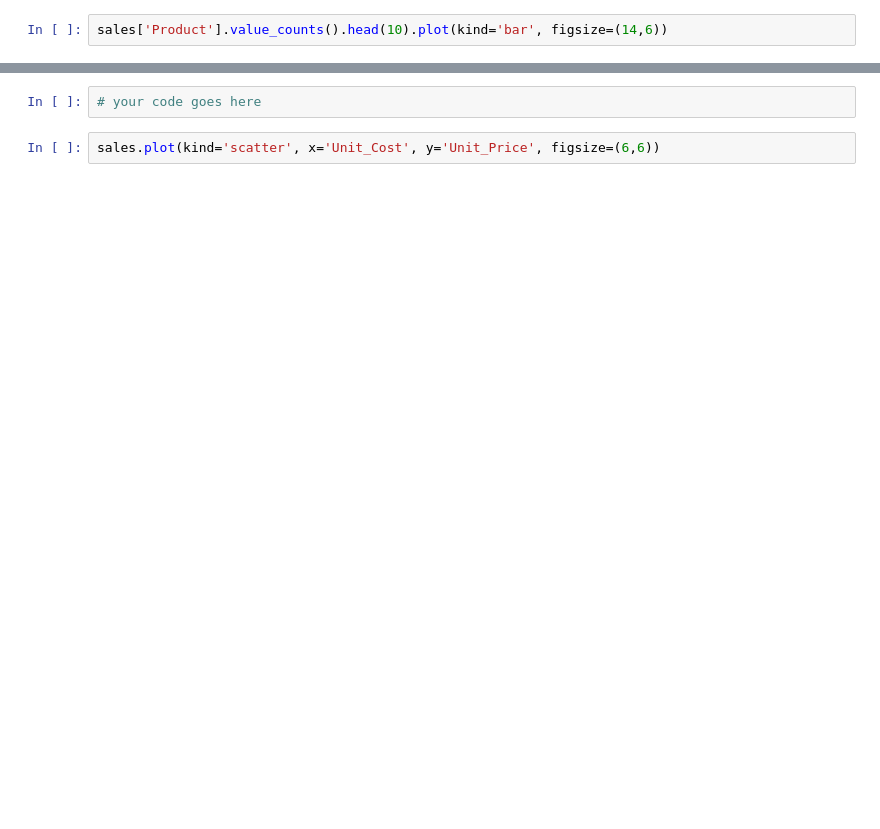
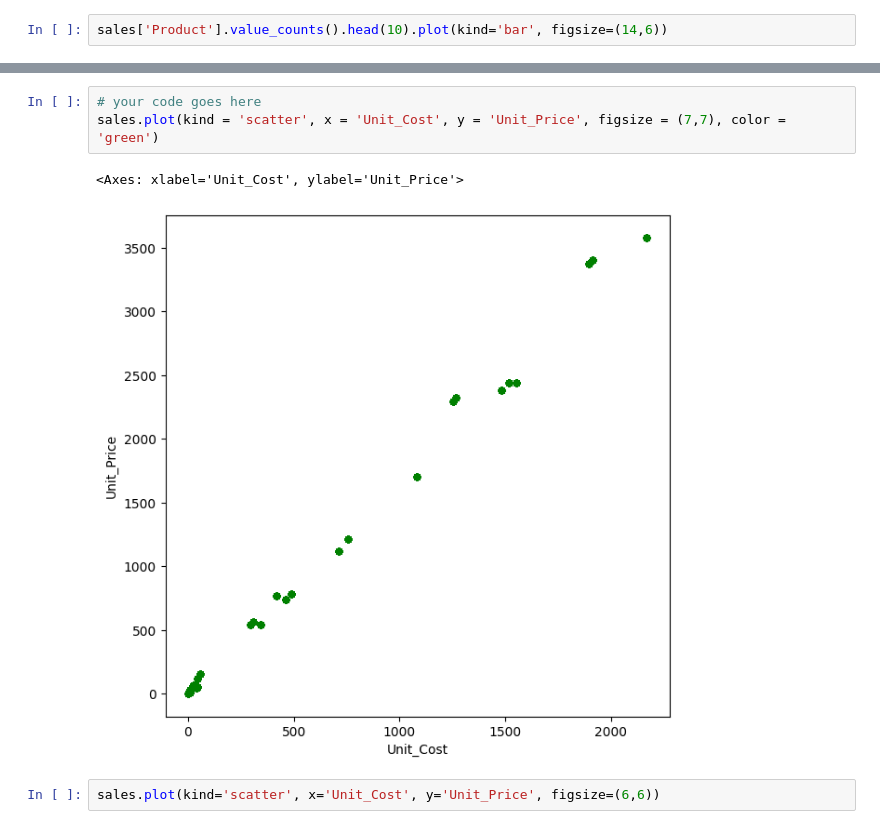
Before and after one commit to nila-novita/FreeCodeCamp-Pandas-Real-Life-Example, a Jupyter notebook: Exercises_1.ipynb, the cells around one changed output, grey strips where cells are left out. Drawn from its saved outputs; the diff is of its cells as text; blank space fills up the shorter version.

```diff
--- a/Exercises_1.ipynb
+++ b/Exercises_1.ipynb
@@ -203,8 +261,12 @@ sales['Product'].value_counts().head(10).plot(kind='bar', figsize=(14,6))
 ### Can you see any relationship between `Unit_Cost` and `Unit_Price`?
 
 Show a <b>scatter plot</b> between both columns.
-# %%
-# your code goes here
+# %%
+# your code goes here
+sales.plot(kind = 'scatter', x = 'Unit_Cost', y = 'Unit_Price', figsize = (7,7), color = 'green')
+# %% [output]
+<Axes: xlabel='Unit_Cost', ylabel='Unit_Price'>
+[figure, added]
 # %%
 sales.plot(kind='scatter', x='Unit_Cost', y='Unit_Price', figsize=(6,6))
 # %% [markdown]
```
Also changed, not shown: parts of 12 cells of this notebook.
